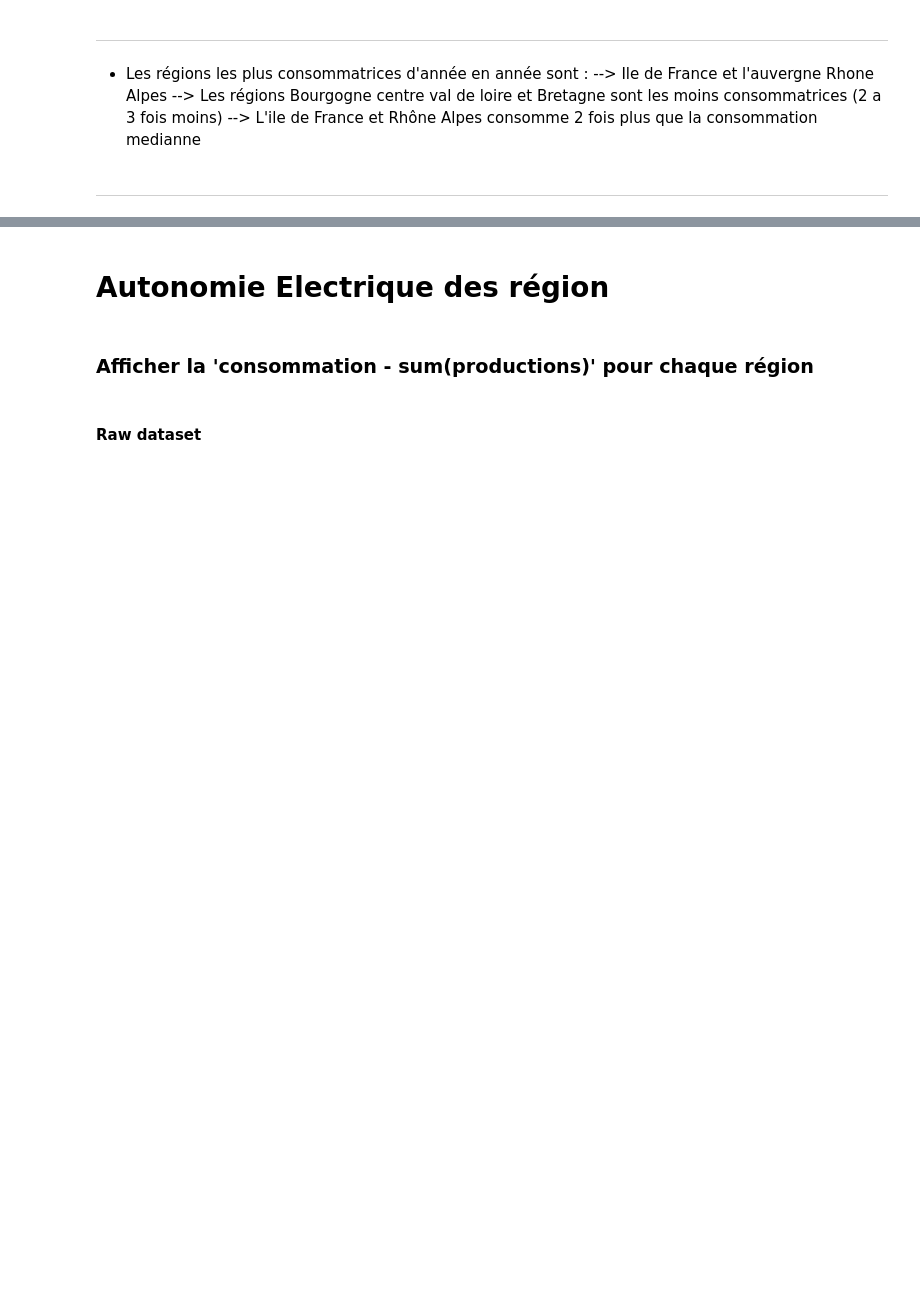
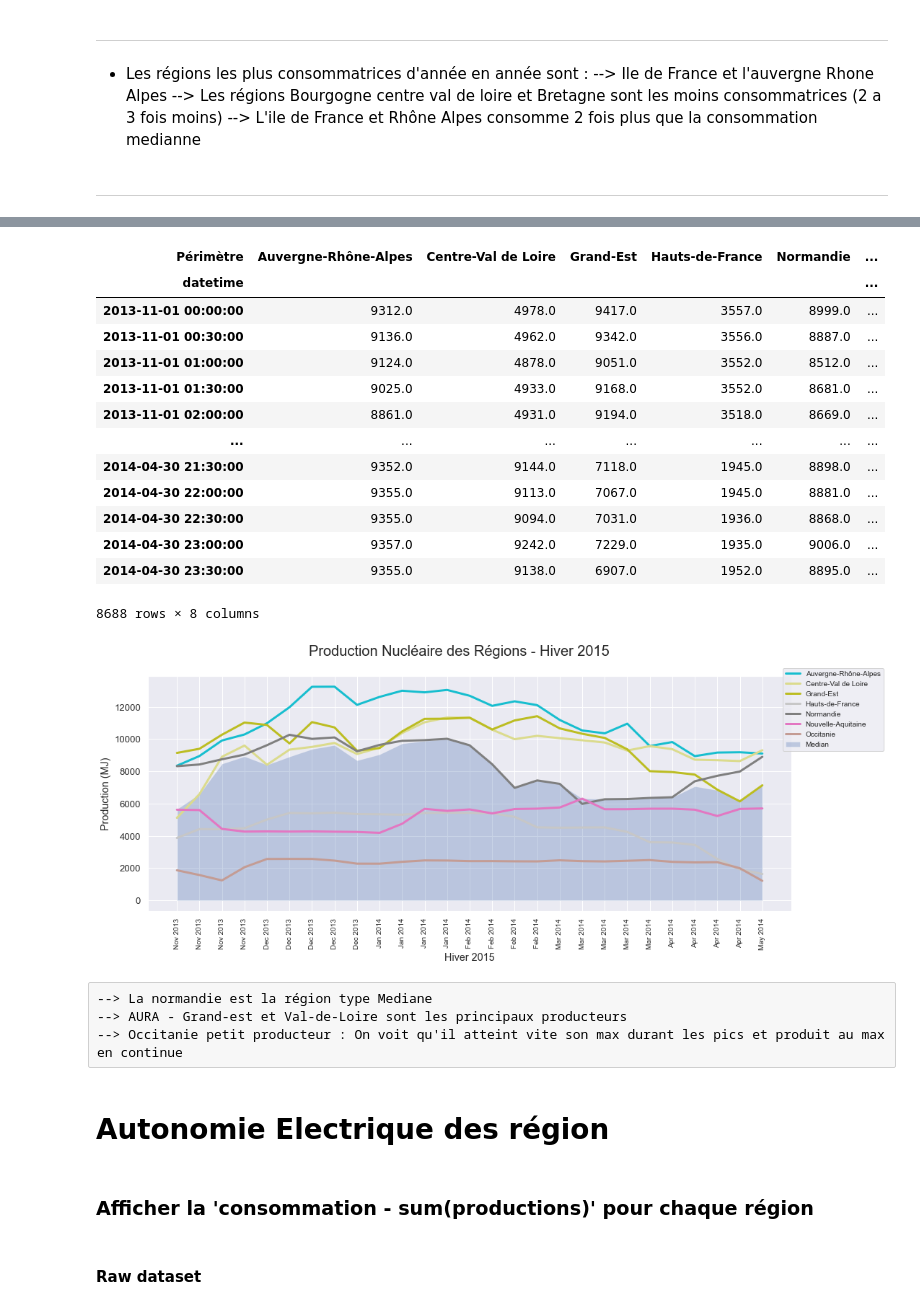
Before and after one commit to ManuLabricole/CDN-Statistique, a Jupyter notebook: Notebooks/Energy_Study.ipynb, the cells around one changed output, grey strips where cells are left out. Drawn from its saved outputs; the diff is of its cells as text; code cells hidden in the pictures; blank space fills up the shorter version.

```diff
--- a/Notebooks/Energy_Study.ipynb
+++ b/Notebooks/Energy_Study.ipynb
@@ -953,3 +1042,59 @@ See the caveats in the documentation: https://pandas.pydata.org/pandas-docs/stab
+# %%
+############################################# ZOOM ##############################################
+fig, ax = plt.subplots(nrows=1, ncols=1, figsize=(16, 6))
+fig.suptitle("Production Nucléaire des Régions - Hiver 2015", fontsize=20)
+df = df_reg_stack["Nucléaire"]
+df = df.drop(columns=colToDrop).dropna().loc['2013-11':'2014-04'].astype(float)
+df["Median"] = df.median(axis=1)
+display(df)
+for i, col in enumerate(df.columns):
+    # plot a line curve for the column
+    if col != "Median":
+        sns.lineplot(
+            ax=ax,
+            x=df.resample("W").mean().index,
+            y=col,
+            data=df.resample("W").mean(),
+            label=col,
+            color=colors[i],
+            linewidth=3,
+        )
+    else:
+        ax.fill_between(df.resample("W").mean().index, df.resample("W").mean()["Median"], alpha=0.3, label="Median")
+
+
+
+ax.set_xlabel('Hiver 2015')
+ax.set_ylabel('Production (MJ)')
+
+ax.set_xticks(df.resample("W").mean().index)  # Set ticks every 2 units
+ax.set_xticklabels(df.resample("W").mean().index.strftime('%b %Y'), rotation=90, fontsize=10)  # Set tic
+
+
+# display the legend
+ax.legend(bbox_to_anchor=(0.98, 1.05), loc=2, borderaxespad=0.5, fontsize=10)
+# display the plot
+plt.show()
+# %% [output]
+| Périmètre | Auvergne-Rhône-Alpes | Centre-Val de Loire | Grand-Est | Hauts-de-France | Normandie | ... |
+| datetime |  |  |  |  |  | ... |
+| 2013-11-01 00:00:00 | 9312.0 | 4978.0 | 9417.0 | 3557.0 | 8999.0 | ... |
+| 2013-11-01 00:30:00 | 9136.0 | 4962.0 | 9342.0 | 3556.0 | 8887.0 | ... |
+| 2013-11-01 01:00:00 | 9124.0 | 4878.0 | 9051.0 | 3552.0 | 8512.0 | ... |
+| 2013-11-01 01:30:00 | 9025.0 | 4933.0 | 9168.0 | 3552.0 | 8681.0 | ... |
+| 2013-11-01 02:00:00 | 8861.0 | 4931.0 | 9194.0 | 3518.0 | 8669.0 | ... |
+| ... | ... | ... | ... | ... | ... | ... |
+| 2014-04-30 21:30:00 | 9352.0 | 9144.0 | 7118.0 | 1945.0 | 8898.0 | ... |
+| 2014-04-30 22:00:00 | 9355.0 | 9113.0 | 7067.0 | 1945.0 | 8881.0 | ... |
+| 2014-04-30 22:30:00 | 9355.0 | 9094.0 | 7031.0 | 1936.0 | 8868.0 | ... |
+| 2014-04-30 23:00:00 | 9357.0 | 9242.0 | 7229.0 | 1935.0 | 9006.0 | ... |
+| 2014-04-30 23:30:00 | 9355.0 | 9138.0 | 6907.0 | 1952.0 | 8895.0 | ... |
+8688 rows × 8 columns
+[figure, added]
+# %% [raw]
+--> La normandie est la région type Mediane
+--> AURA - Grand-est et Val-de-Loire sont les principaux producteurs
+--> Occitanie petit producteur : On voit qu'il atteint vite son max durant les pics et produit au max en continue
 # %% [markdown]
 # Autonomie Electrique des région
 # %% [markdown]
```
Also changed, not shown: parts of 75 cells of this notebook.
